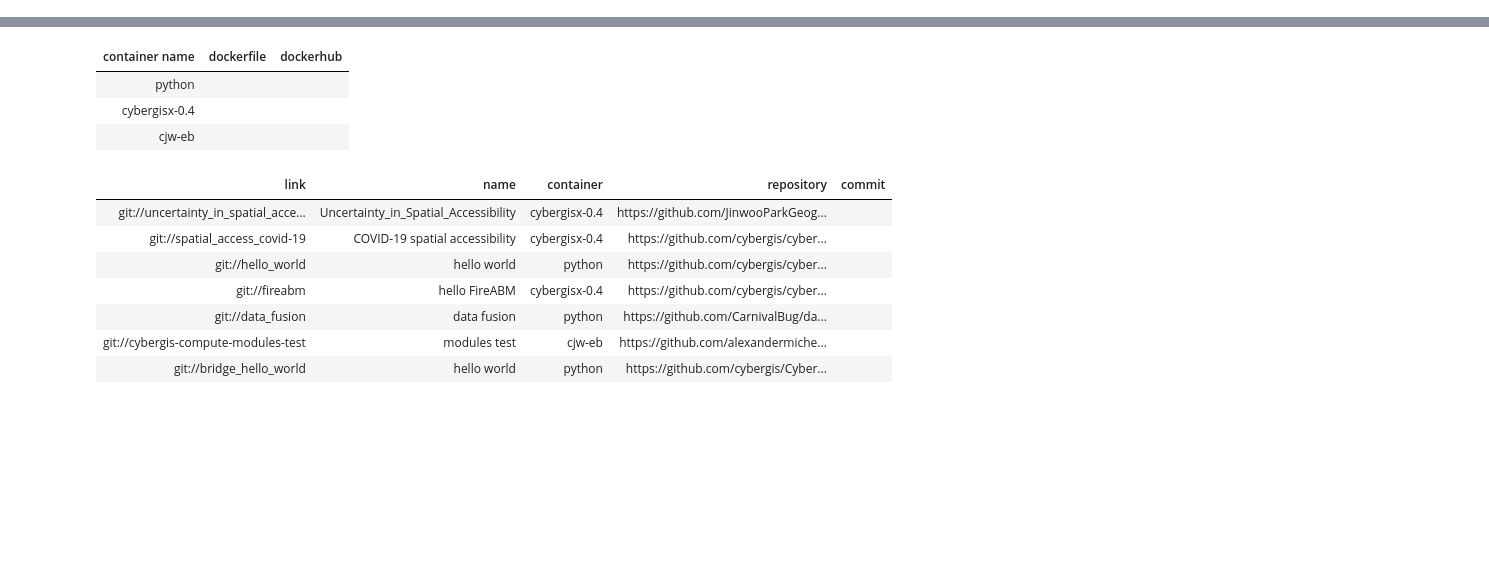
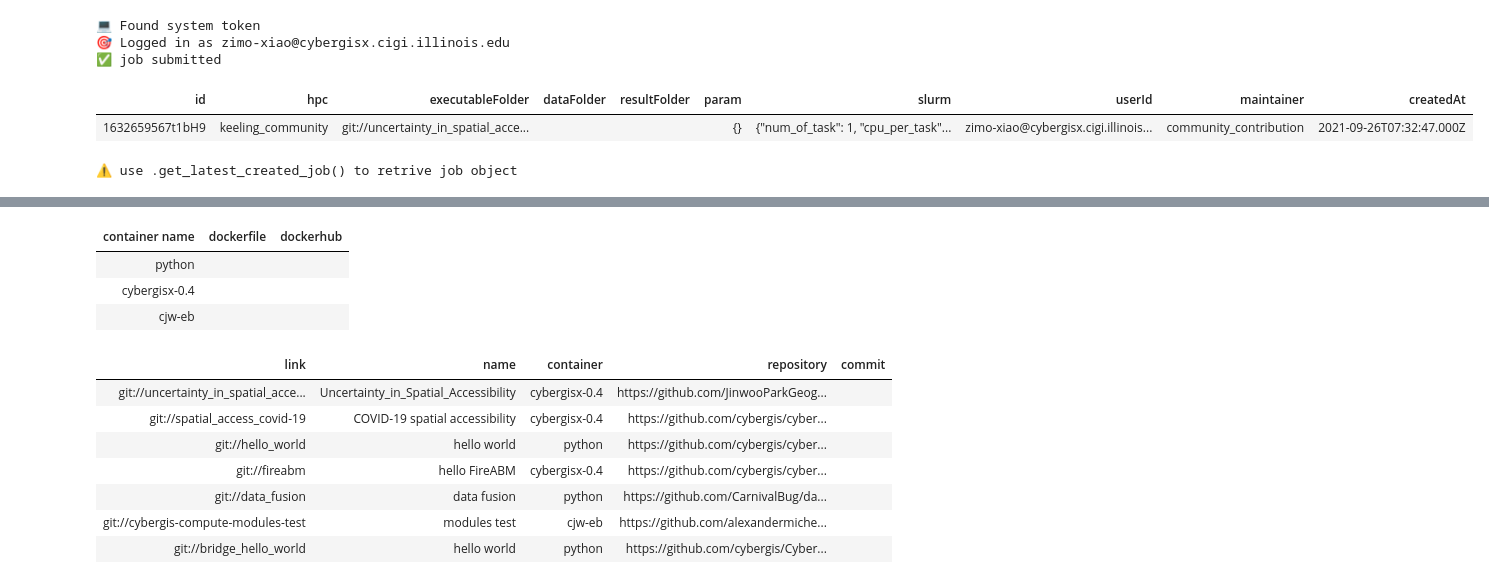
Before and after one commit to cybergis/cybergis-compute-python-sdk, a Jupyter notebook: hello_world.ipynb, the cells around one changed output, grey strips where cells are left out. Drawn from its saved outputs; the diff is of its cells as text; code cells hidden in the pictures; blank space fills up the shorter version.

```diff
--- a/hello_world.ipynb
+++ b/hello_world.ipynb
@@ -30,3 +30,12 @@ from cybergis_compute_client import CyberGISCompute
 cybergis = CyberGISCompute(url="cgjobsup-dev.cigi.illinois.edu", port=3030, protocol='HTTP', isJupyter=True)
 # %% [output]
 [interactive output not drawn]
+# %%
+cybergis.create_job_by_UI()
+# %% [output]
+💻 Found system token
+🎯 Logged in as zimo-xiao@cybergisx.cigi.illinois.edu
+✅ job submitted
+| id | hpc | executableFolder | dataFolder | resultFolder | param | slurm | userId | maintainer | createdAt |
+| 1632659567t1bH9 | keeling_community | git://uncertainty_in_spatial_acce... |  |  | {} | {"num_of_task": 1, "cpu_per_task"... | zimo-xiao@cybergisx.cigi.illinois... | community_contribution | 2021-09-26T07:32:47.000Z |
+⚠️ use .get_latest_created_job() to retrive job object
```
Also changed, not shown: parts of 6 cells of this notebook.
